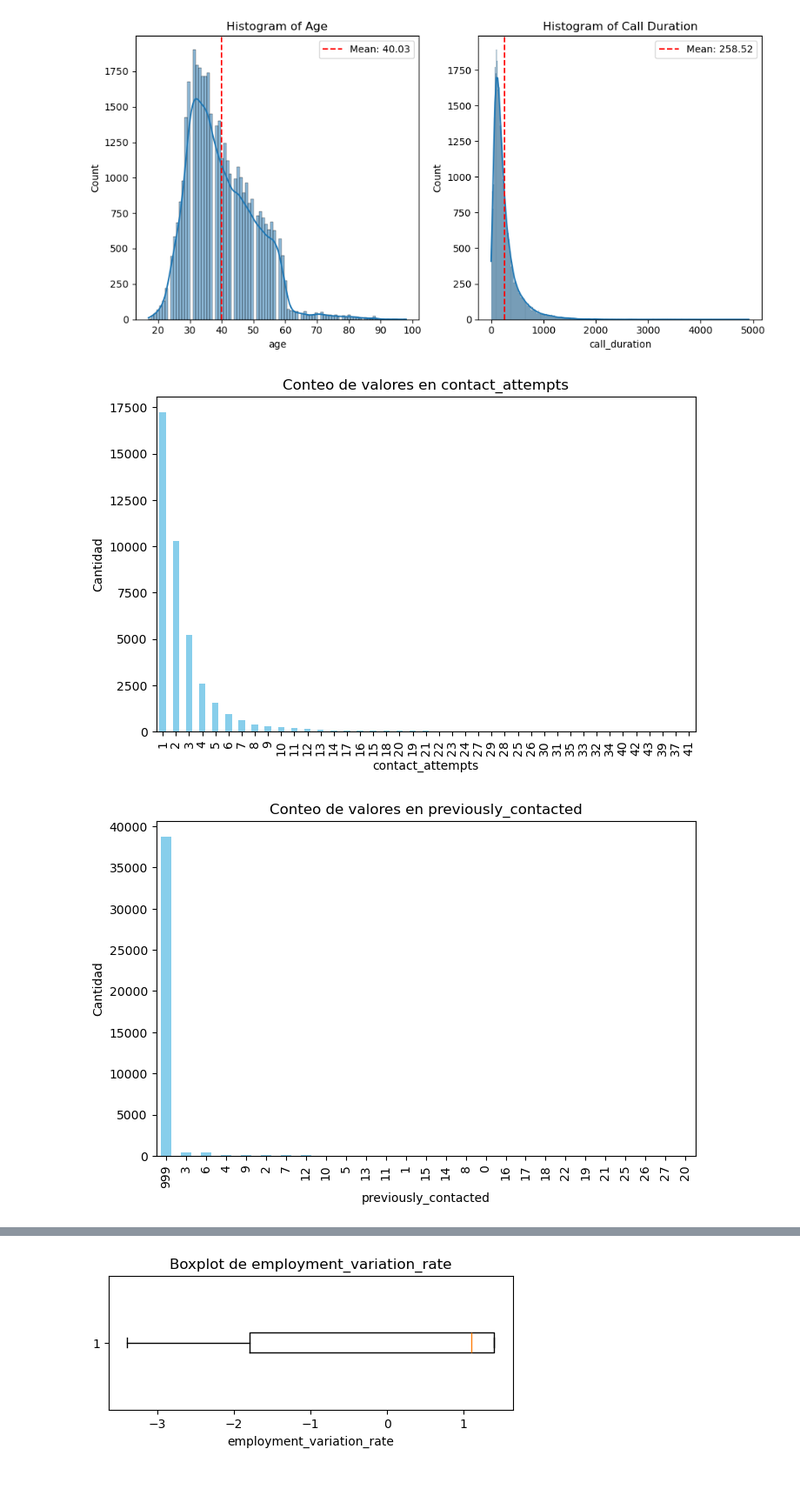
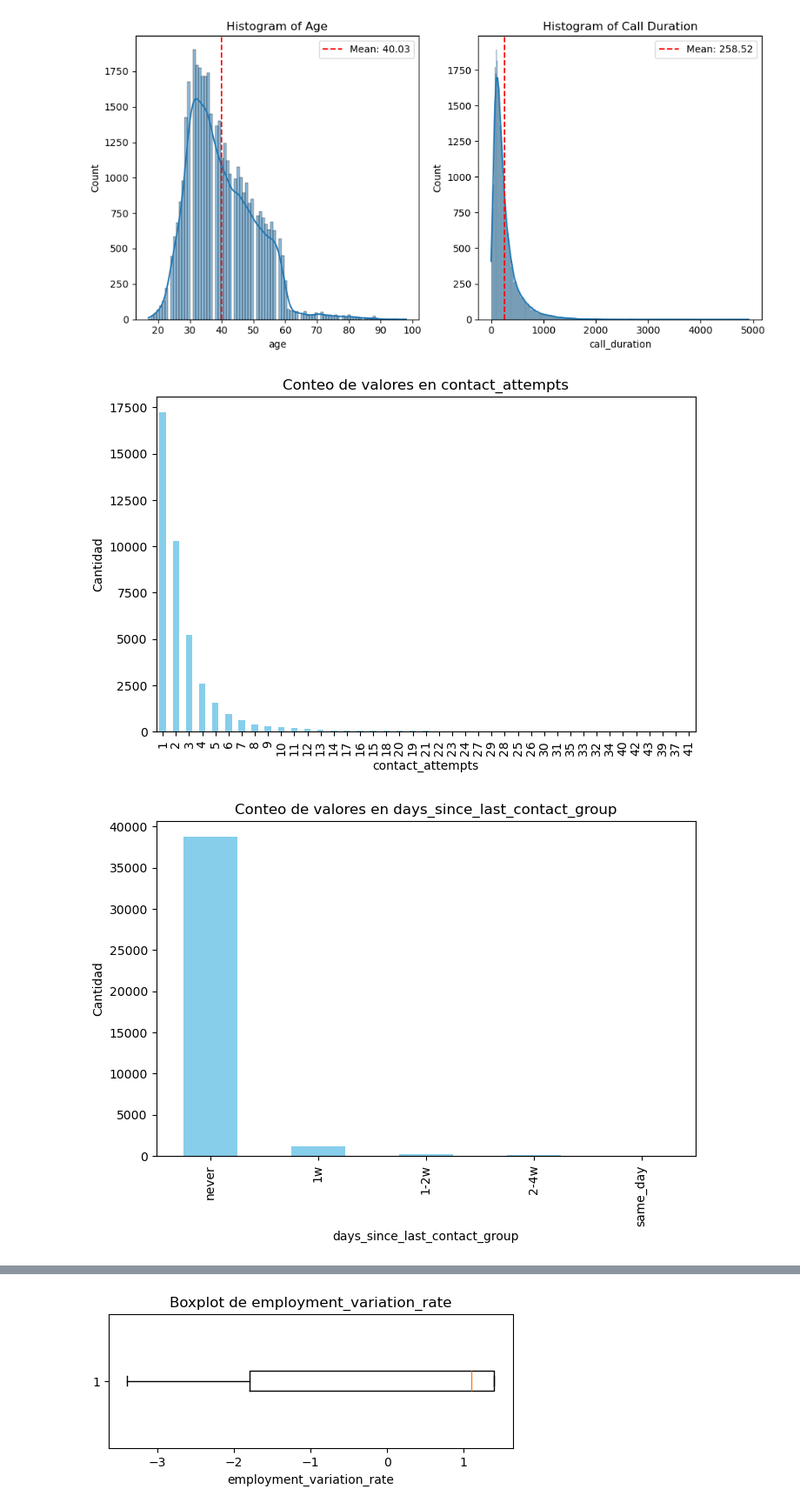
Before and after one commit to diegoperales065/marketing_analysis_fintech, a Jupyter notebook: notebooks/tarea_1_notebook.ipynb, the cells around one changed output, grey strips where cells are left out. Shown at 87% size. Drawn from its saved outputs; the diff is of its cells as text; code cells hidden in the pictures; blank space fills up the shorter version.

```diff
--- a/notebooks/tarea_1_notebook.ipynb
+++ b/notebooks/tarea_1_notebook.ipynb
@@ -168,7 +168,17 @@ def limpieza_fintech(df_fintech):
     df_fintech['is_new_campaign_client'] = (df_fintech['previous_contacts'] == 0).map({True: 'yes', False: 'no'})
     df_fintech['high_contact_attempts'] = (df_fintech['contact_attempts'] > 3).map({True: 'yes', False: 'no'})
 
-    # 7. Reordenar columna objetivo al final
+    #7. Agrupación de previously_contacted
+    df_fintech["days_since_last_contact_group"] = pd.cut(
+        df_fintech["previously_contacted"],  # columna de días desde último contacto
+        bins=[-1, 0, 7, 14, 30, 1000],             # los cortes
+        labels=["same_day", "1w", "1-2w", "2-4w", "never"],  # nombres de los bins
+        right=True) # opcional, True indica que el límite derecho está incluido)
+
+    #8. Eliminamos las columnas call_duration, previously_contacted ya que ahora tenemos la agrupación
+    df_fintech = df_fintech.drop(columns=['previously_contacted'])
+    df_fintech = df_fintech.drop(columns=['call_duration'])
+    #9. Reordenar columna objetivo al final
     if 'subscribed' in df_fintech.columns:
         col_subscribed = df_fintech.pop('subscribed')
         df_fintech['subscribed'] = col_subscribed
@@ -215,31 +225,31 @@ plt.show()
 # %%
 # Columnas a graficar
 columnas = [
     'contact_attempts',
-    'previously_contacted',
+    'days_since_last_contact_group',
     'high_contact_attempts'
 ]
 
 # Iteramos por cada columna para graficar
 for col in columnas:
     plt.figure(figsize=(8, 5))
 
     # Contamos los valores de la columna
     conteo = df_fintech_clean[col].value_counts()
 
     # Creamos el gráfico de barras
     conteo.plot(kind='bar', color='skyblue')
 
     # Añadimos título y etiquetas
     plt.title(f'Conteo de valores en {col}')
     plt.xlabel(col)
     plt.ylabel('Cantidad')
 
     # Mostramos el gráfico
     plt.show()
 # %% [output]
 [figure]
-[figure, old version]
+[figure, new version]
 [figure]
 # %%
 import matplotlib.pyplot as plt
```
Also changed, not shown: parts of 8 cells of this notebook, 3 other files.
